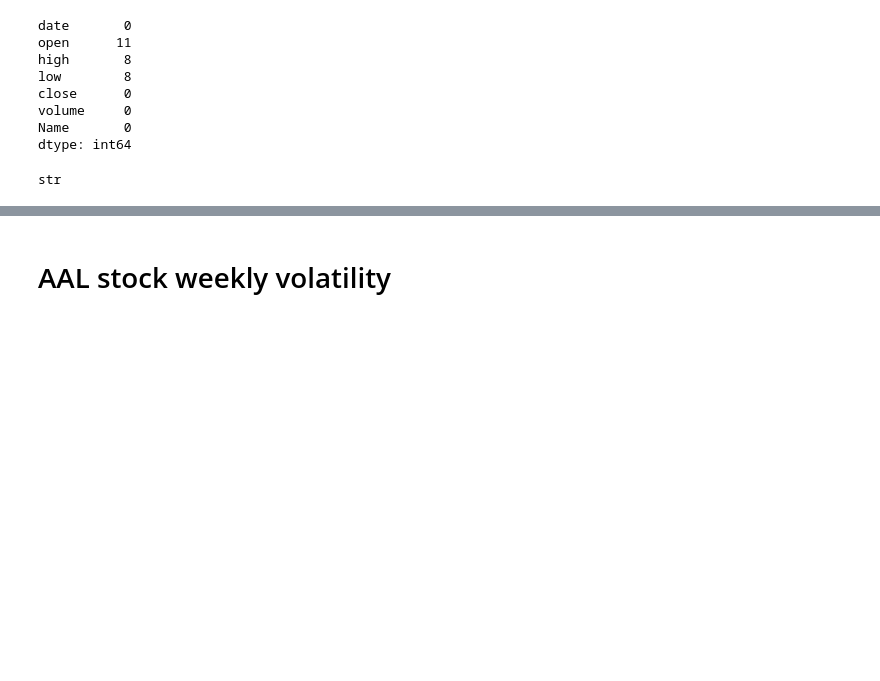
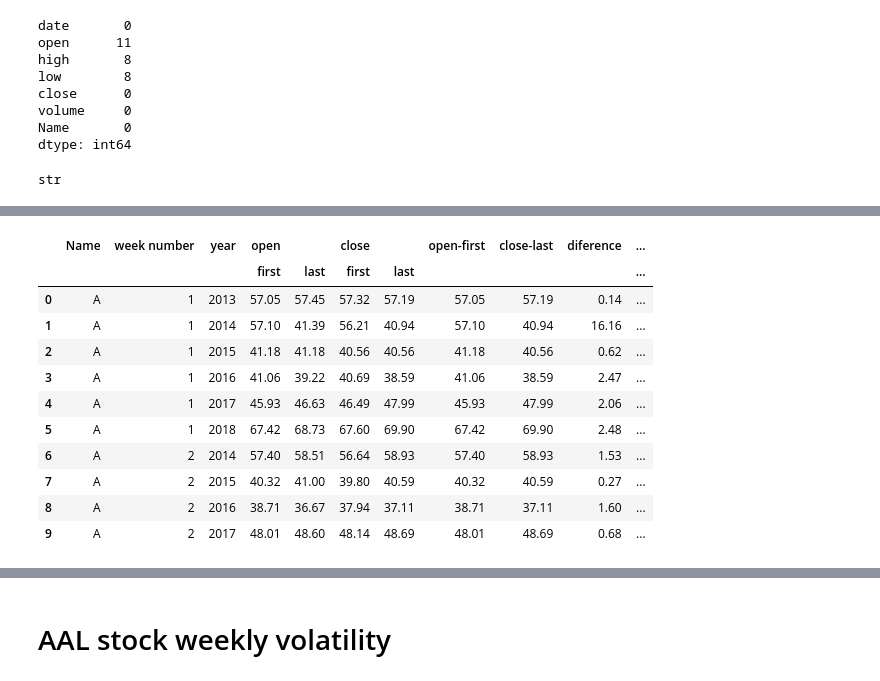
Before and after one commit to arifuddinatif/Quantitative-Analysis-and-Modeling-for-S-P-500, a Jupyter notebook: S&P_500_project.ipynb, the cells around one changed output, grey strips where cells are left out. Drawn from its saved outputs; the diff is of its cells as text; code cells hidden in the pictures; blank space fills up the shorter version.

```diff
--- a/S&P_500_project.ipynb
+++ b/S&P_500_project.ipynb
@@ -106,0 +95,2 @@ df.head()
+# %%
+DF = df.sort_values(['week number','year','date']).reset_index(drop=True)
@@ -106,0 +99,19 @@ df.head()
+# %%
+Grouped_DF = DF.groupby(by=['Name','week number','year'])['open','close'].agg(['first','last'])
+# %%
+Grouped_DF = Grouped_DF.reset_index(drop=False)
+# %%
+Grouped_DF.head(10)
+# %% [output]
+|  | Name | week number | year | open |  | close |  | open-first | close-last | diference | ... |
+|  |  |  |  | first | last | first | last |  |  |  | ... |
+| 0 | A | 1 | 2013 | 57.05 | 57.45 | 57.32 | 57.19 | 57.05 | 57.19 | 0.14 | ... |
+| 1 | A | 1 | 2014 | 57.10 | 41.39 | 56.21 | 40.94 | 57.10 | 40.94 | 16.16 | ... |
+| 2 | A | 1 | 2015 | 41.18 | 41.18 | 40.56 | 40.56 | 41.18 | 40.56 | 0.62 | ... |
+| 3 | A | 1 | 2016 | 41.06 | 39.22 | 40.69 | 38.59 | 41.06 | 38.59 | 2.47 | ... |
+| 4 | A | 1 | 2017 | 45.93 | 46.63 | 46.49 | 47.99 | 45.93 | 47.99 | 2.06 | ... |
+| 5 | A | 1 | 2018 | 67.42 | 68.73 | 67.60 | 69.90 | 67.42 | 69.90 | 2.48 | ... |
+| 6 | A | 2 | 2014 | 57.40 | 58.51 | 56.64 | 58.93 | 57.40 | 58.93 | 1.53 | ... |
+| 7 | A | 2 | 2015 | 40.32 | 41.00 | 39.80 | 40.59 | 40.32 | 40.59 | 0.27 | ... |
+| 8 | A | 2 | 2016 | 38.71 | 36.67 | 37.94 | 37.11 | 38.71 | 37.11 | 1.60 | ... |
+| 9 | A | 2 | 2017 | 48.01 | 48.60 | 48.14 | 48.69 | 48.01 | 48.69 | 0.68 | ... |
```
Also changed, not shown: parts of 44 cells of this notebook.
